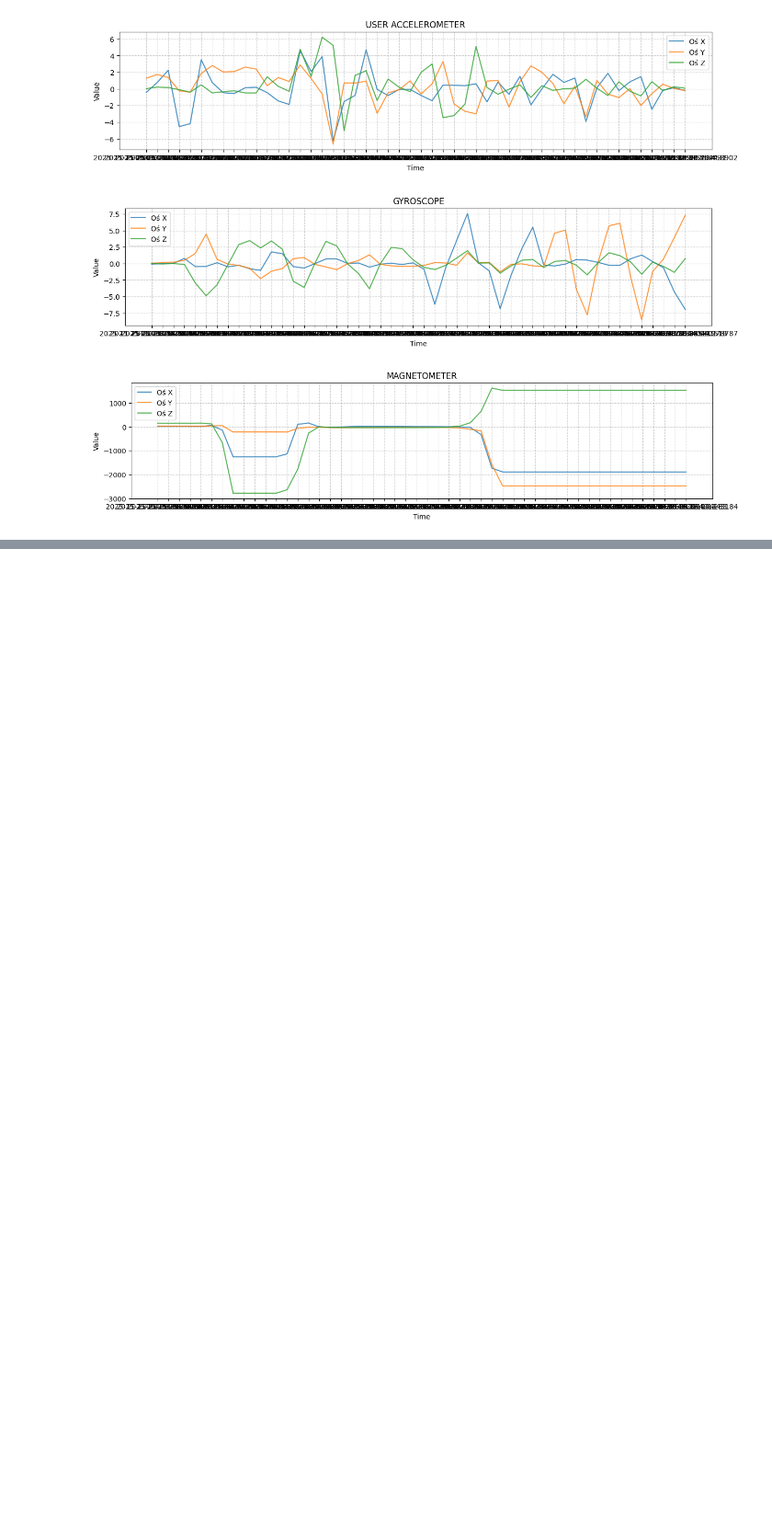
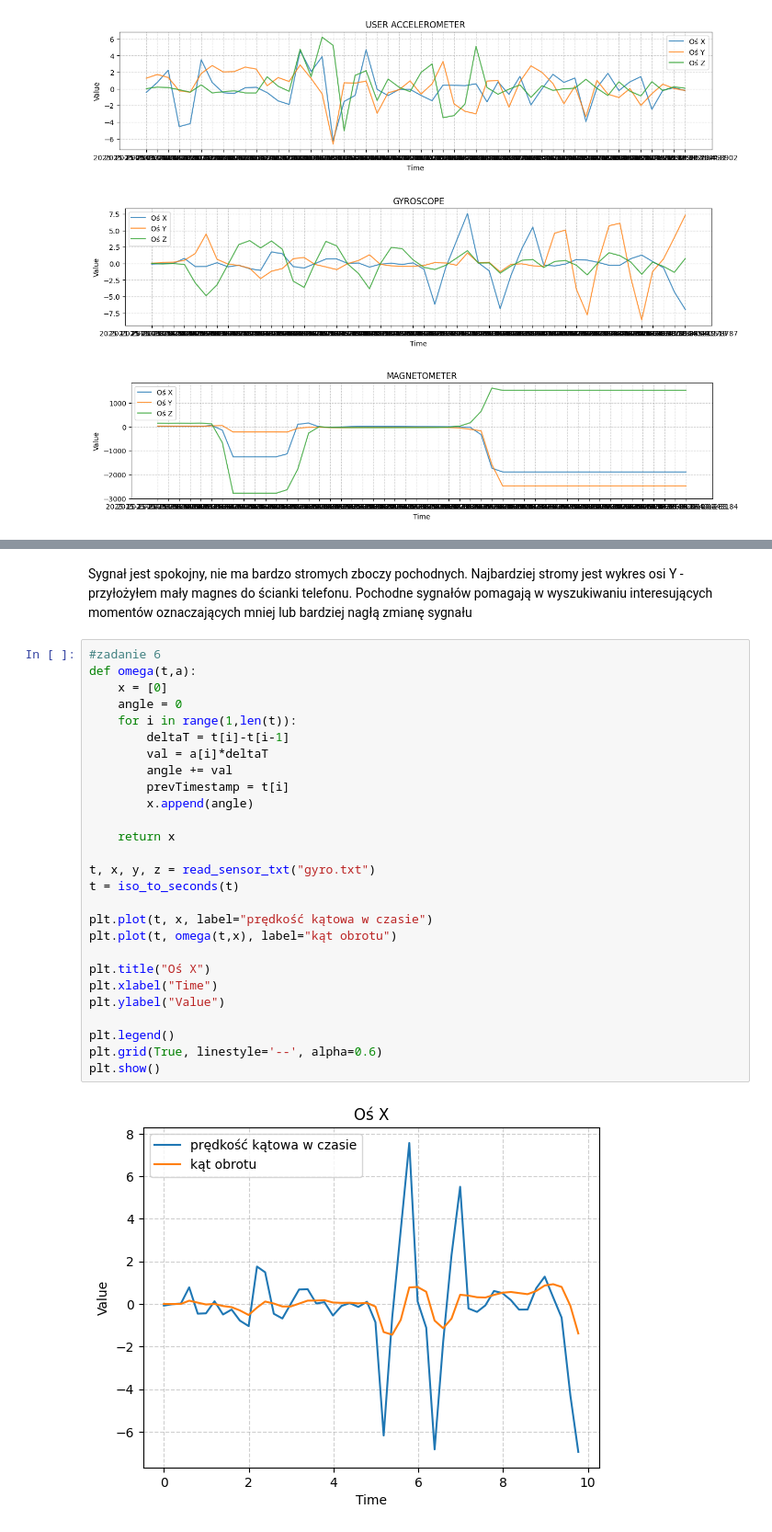
Before and after one commit to DAXPL/FlutterLectures, a Jupyter notebook: DataAnalysis/Untitled-1.ipynb, the cells around one changed output, grey strips where cells are left out. Shown at 92% size. Cells and saved outputs as stored; diff of their text form; blank space fills up the shorter version.

```diff
--- a/DataAnalysis/Untitled-1.ipynb
+++ b/DataAnalysis/Untitled-1.ipynb
@@ -184,0 +304,32 @@ Wariancje magnetometru: x804090.0205672347 y1373971.7064758043 z1876407.93486830
+# %% [markdown]
+Sygnał jest spokojny, nie ma bardzo stromych zboczy pochodnych. Najbardziej stromy jest wykres osi Y - przyłożyłem mały magnes do ścianki telefonu.
+Pochodne sygnałów pomagają w wyszukiwaniu interesujących momentów oznaczających mniej lub bardziej nagłą zmianę sygnału
+# %%
+#zadanie 6
+def omega(t,a):
+    x = [0]
+    angle = 0
+    for i in range(1,len(t)):
+        deltaT = t[i]-t[i-1]
+        val = a[i]*deltaT
+        angle += val
+        prevTimestamp = t[i]
+        x.append(angle)
+
+    return x
+
+t, x, y, z = read_sensor_txt("gyro.txt")
+t = iso_to_seconds(t)
+
+plt.plot(t, x, label="prędkość kątowa w czasie")
+plt.plot(t, omega(t,x), label="kąt obrotu")
+
+plt.title("Oś X")
+plt.xlabel("Time")
+plt.ylabel("Value")
+
+plt.legend()
+plt.grid(True, linestyle='--', alpha=0.6)
+plt.show()
+# %% [output]
+[figure, added]
```
Also changed, not shown: parts of 8 cells of this notebook, 11 other files.
